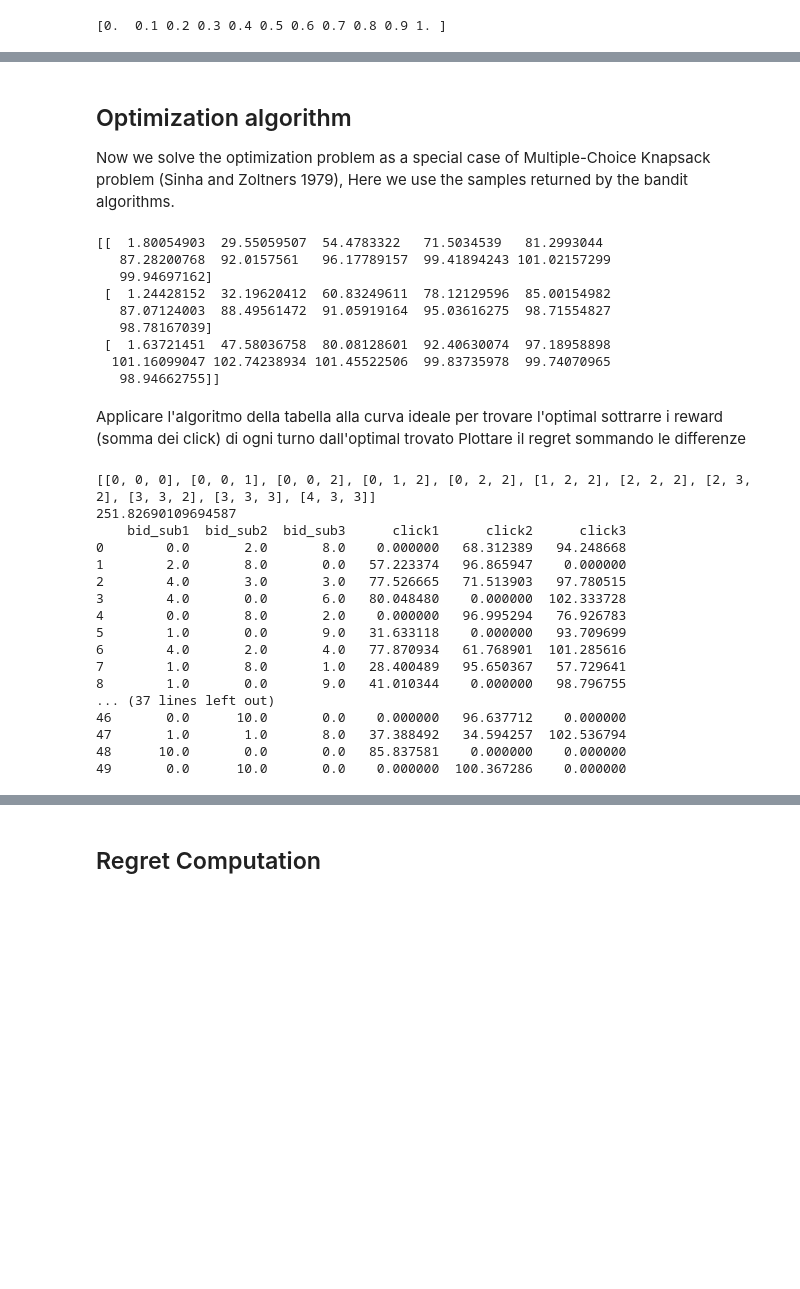
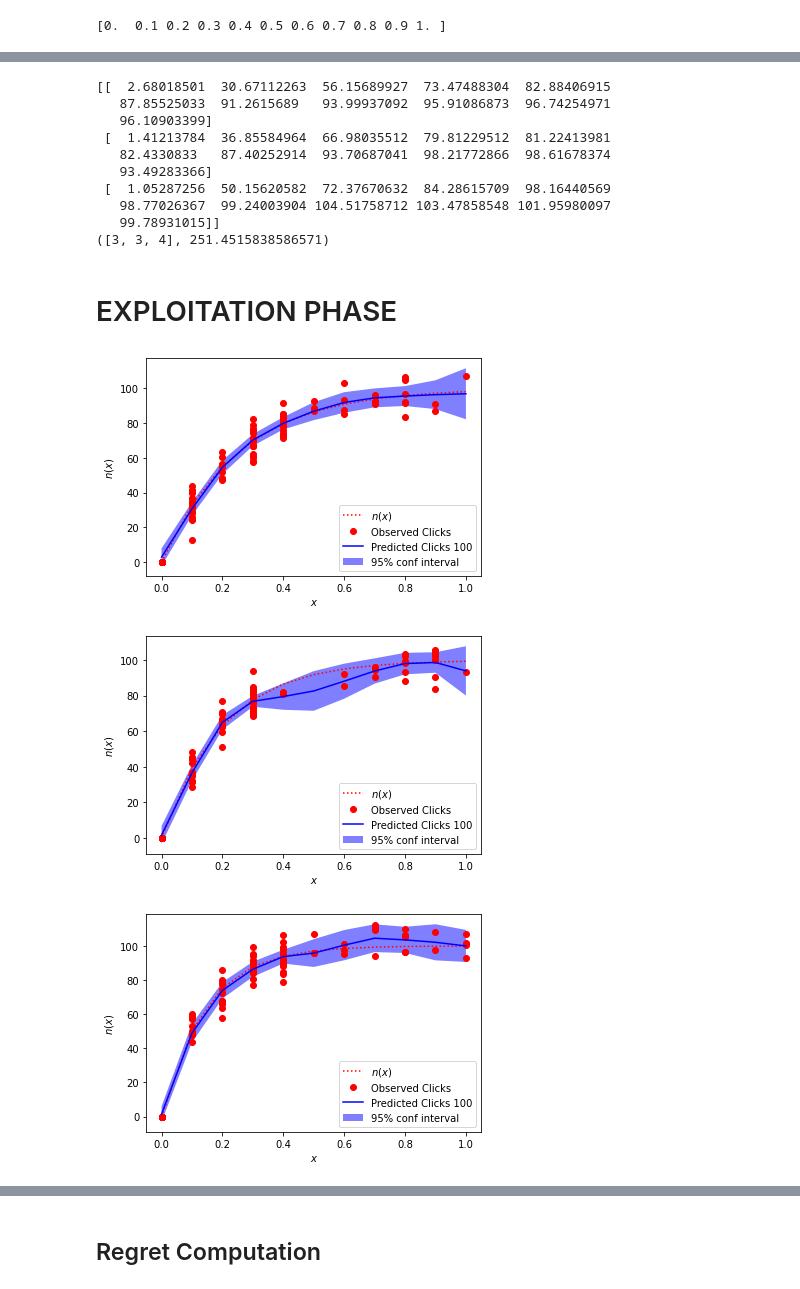
Before and after one commit to damiano1996/DataIntelligenceApplications, a Jupyter notebook: project/Urbano08/Exercise2.ipynb, the cells around one changed output, grey strips where cells are left out. Cells and saved outputs as stored; diff of their text form; code cells hidden in the pictures; blank space fills up the shorter version.

```diff
--- a/project/Urbano08/Exercise2.ipynb
+++ b/project/Urbano08/Exercise2.ipynb
@@ -87,20 +66,18 @@ for s in range(0,n_subcamp):
-# %% [markdown]
-## Optimization algorithm
-Now we solve the optimization problem as a special case of Multiple-Choice Knapsack problem (Sinha and Zoltners 1979),
-Here we use the samples returned by the bandit algorithms.
 # %%
 table_all_Subs = np.ndarray(shape=(0,len(bids)), dtype=float)
 for l in learners:
     table_all_Subs = np.append(table_all_Subs,np.atleast_2d(l.means.T),0)
 
 print(table_all_Subs)
+print(Optimizer.fit_table(table_all_Subs))
 # %% [output]
-[[  1.80054903  29.55059507  54.4783322   71.5034539   81.2993044
-   87.28200768  92.0157561   96.17789157  99.41894243 101.02157299
-   99.94697162]
- [  1.24428152  32.19620412  60.83249611  78.12129596  85.00154982
-   87.07124003  88.49561472  91.05919164  95.03616275  98.71554827
-   98.78167039]
- [  1.63721451  47.58036758  80.08128601  92.40630074  97.18958898
-  101.16099047 102.74238934 101.45522506  99.83735978  99.74070965
-   98.94662755]]
+[[  2.68018501  30.67112263  56.15689927  73.47488304  82.88406915
+   87.85525033  91.2615689   93.99937092  95.91086873  96.74254971
+   96.10903399]
+ [  1.41213784  36.85584964  66.98035512  79.81229512  81.22413981
+   82.4330833   87.40252914  93.70687041  98.21772866  98.61678374
+   93.49283366]
+ [  1.05287256  50.15620582  72.37670632  84.28615709  98.16440569
+   98.77026367  99.24003904 104.51758712 103.47858548 101.95980097
+   99.78931015]]
+([3, 3, 4], 251.4515838586571)
@@ -137,26 +84,2 @@ for i in range(1, n_subcamp):
-# %% [markdown]
-Applicare l'algoritmo della tabella alla curva ideale per trovare l'optimal
-sottrarre i reward (somma dei click) di ogni turno dall'optimal trovato
-Plottare il regret sommando le differenze
-# %%
-print(allocations_table[n_subcamp-1])
-print(max(algorithm_table[n_subcamp-1]))
-print(total_click_each_day)
-# %% [output]
-[[0, 0, 0], [0, 0, 1], [0, 0, 2], [0, 1, 2], [0, 2, 2], [1, 2, 2], [2, 2, 2], [2, 3, 2], [3, 3, 2], [3, 3, 3], [4, 3, 3]]
-251.82690109694587
-    bid_sub1  bid_sub2  bid_sub3      click1      click2      click3
-0        0.0       2.0       8.0    0.000000   68.312389   94.248668
-1        2.0       8.0       0.0   57.223374   96.865947    0.000000
-2        4.0       3.0       3.0   77.526665   71.513903   97.780515
-3        4.0       0.0       6.0   80.048480    0.000000  102.333728
-4        0.0       8.0       2.0    0.000000   96.995294   76.926783
-5        1.0       0.0       9.0   31.633118    0.000000   93.709699
-6        4.0       2.0       4.0   77.870934   61.768901  101.285616
-7        1.0       8.0       1.0   28.400489   95.650367   57.729641
-8        1.0       0.0       9.0   41.010344    0.000000   98.796755
-... (37 lines left out)
-46       0.0      10.0       0.0    0.000000   96.637712    0.000000
-47       1.0       1.0       8.0   37.388492   34.594257  102.536794
-48      10.0       0.0       0.0   85.837581    0.000000    0.000000
-49       0.0      10.0       0.0    0.000000  100.367286    0.000000
+# %% [markdown]
+# EXPLOITATION PHASE
@@ -163,3 +109,10 @@ print(total_click_each_day)
+# %%
+for s in range(0,n_subcamp):
+    learners[s].plot(env.subs[s])
+# %% [output]
+[figure, added]
+[figure, added]
+[figure, added]
 # %%
 print(Optimizer.fit_table(table_all_Subs))
 # %% [output]
```
Also changed, not shown: parts of 9 cells of this notebook, 1 other file.
